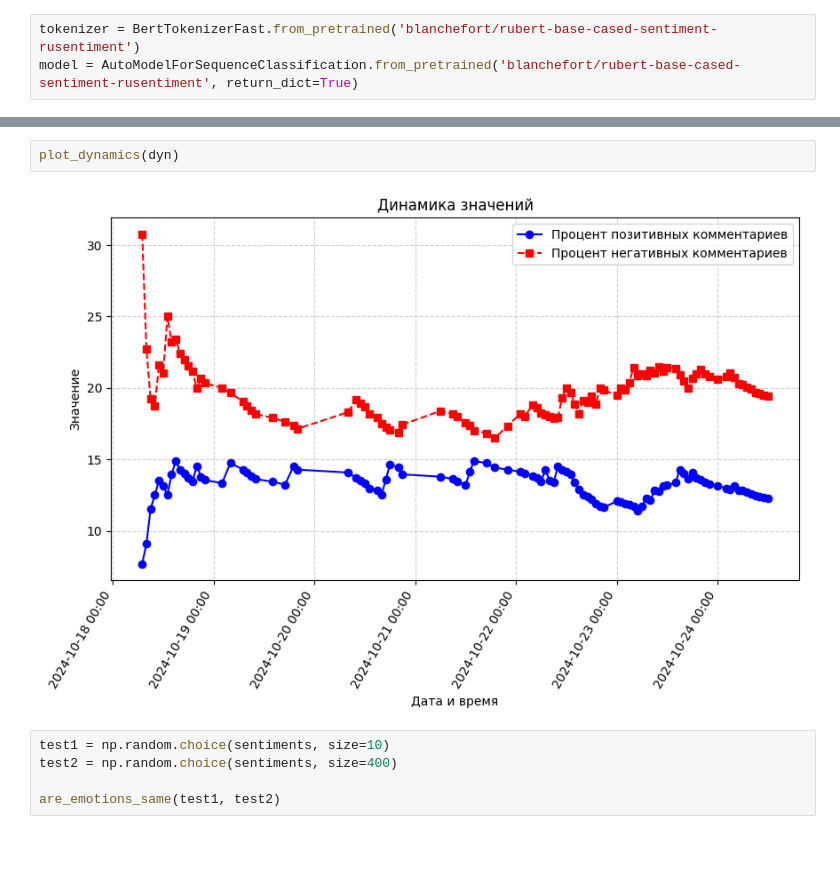
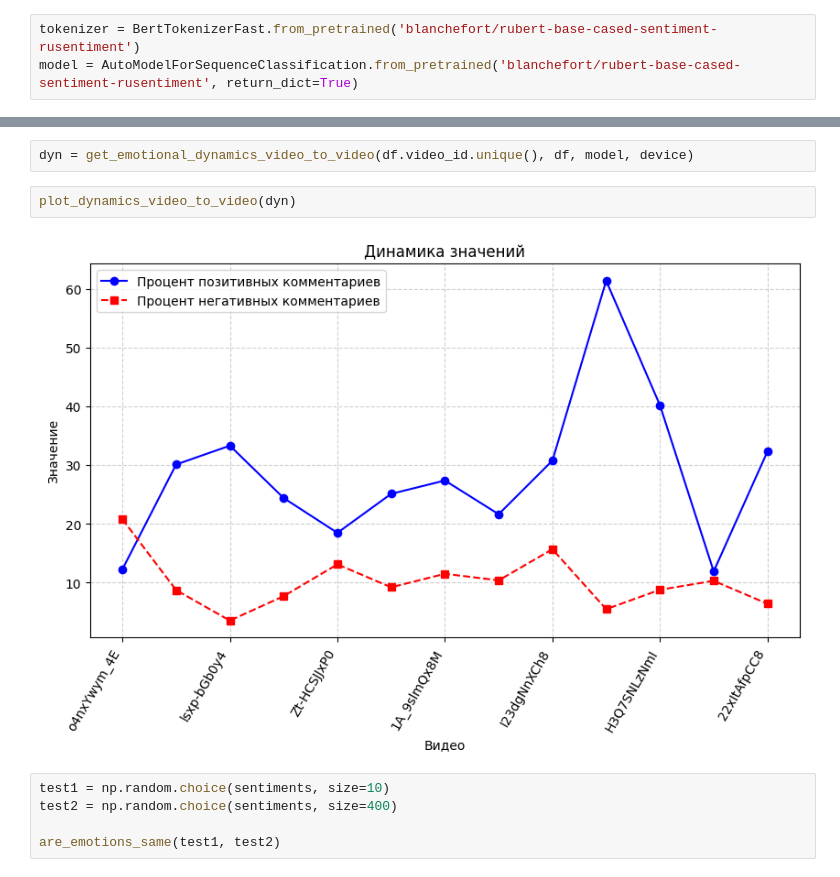
Before and after one commit to PyotrAndreev/youtube-content-insight, a Jupyter notebook: research/ai_pipeline.ipynb, the cells around one changed output, grey strips where cells are left out. Cells and saved outputs as stored; diff of their text form; blank space fills up the shorter version.

```diff
--- a/research/ai_pipeline.ipynb
+++ b/research/ai_pipeline.ipynb
@@ -302,7 +375,9 @@ Limit reached
+# %%
+dyn = get_emotional_dynamics_video_to_video(df.video_id.unique(), df, model, device)
 # %%
-plot_dynamics(dyn)
+plot_dynamics_video_to_video(dyn)
 # %% [output]
-[figure, old version]
+[figure, new version]
 # %%
 test1 = np.random.choice(sentiments, size=10)
 test2 = np.random.choice(sentiments, size=400)
```
Also changed, not shown: parts of 17 cells of this notebook.
